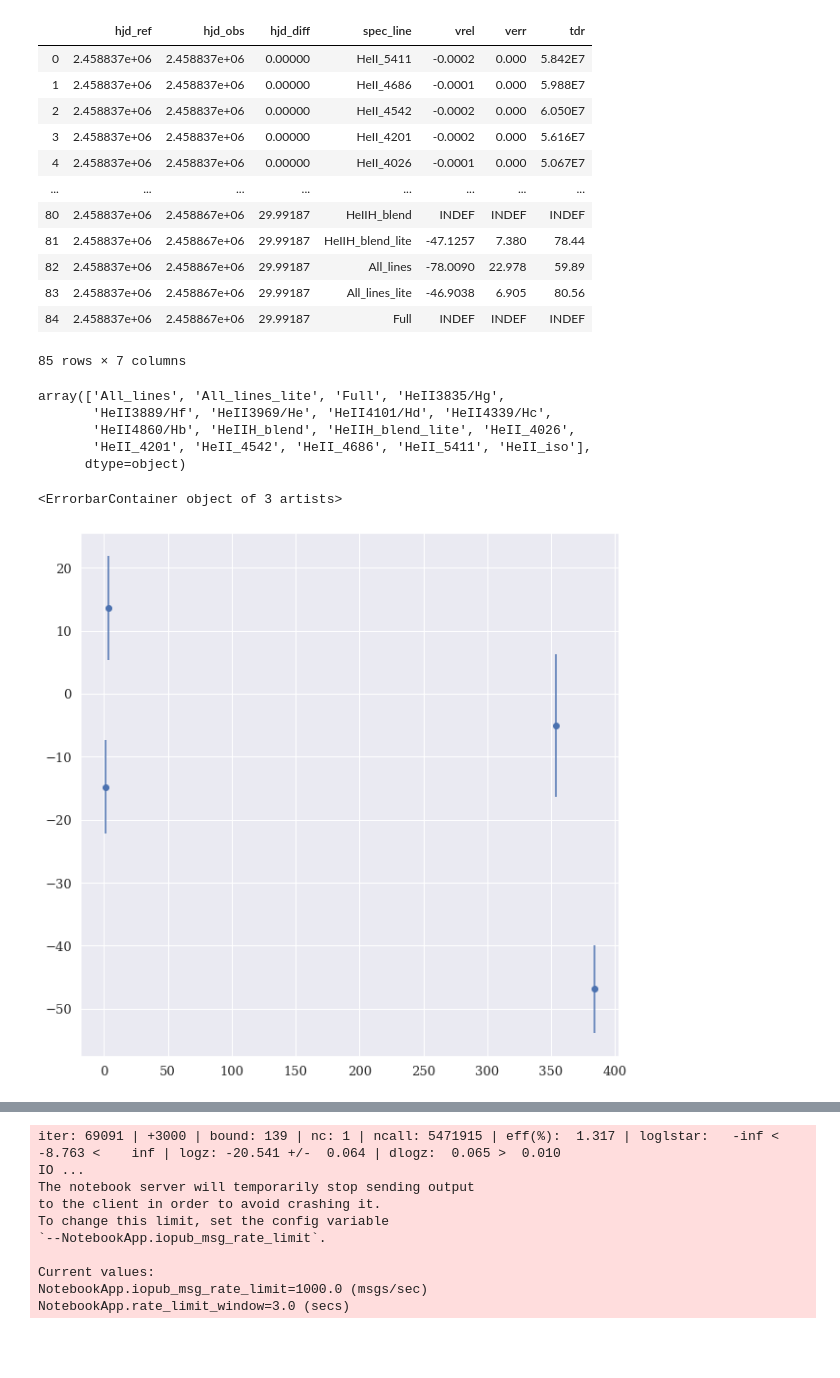
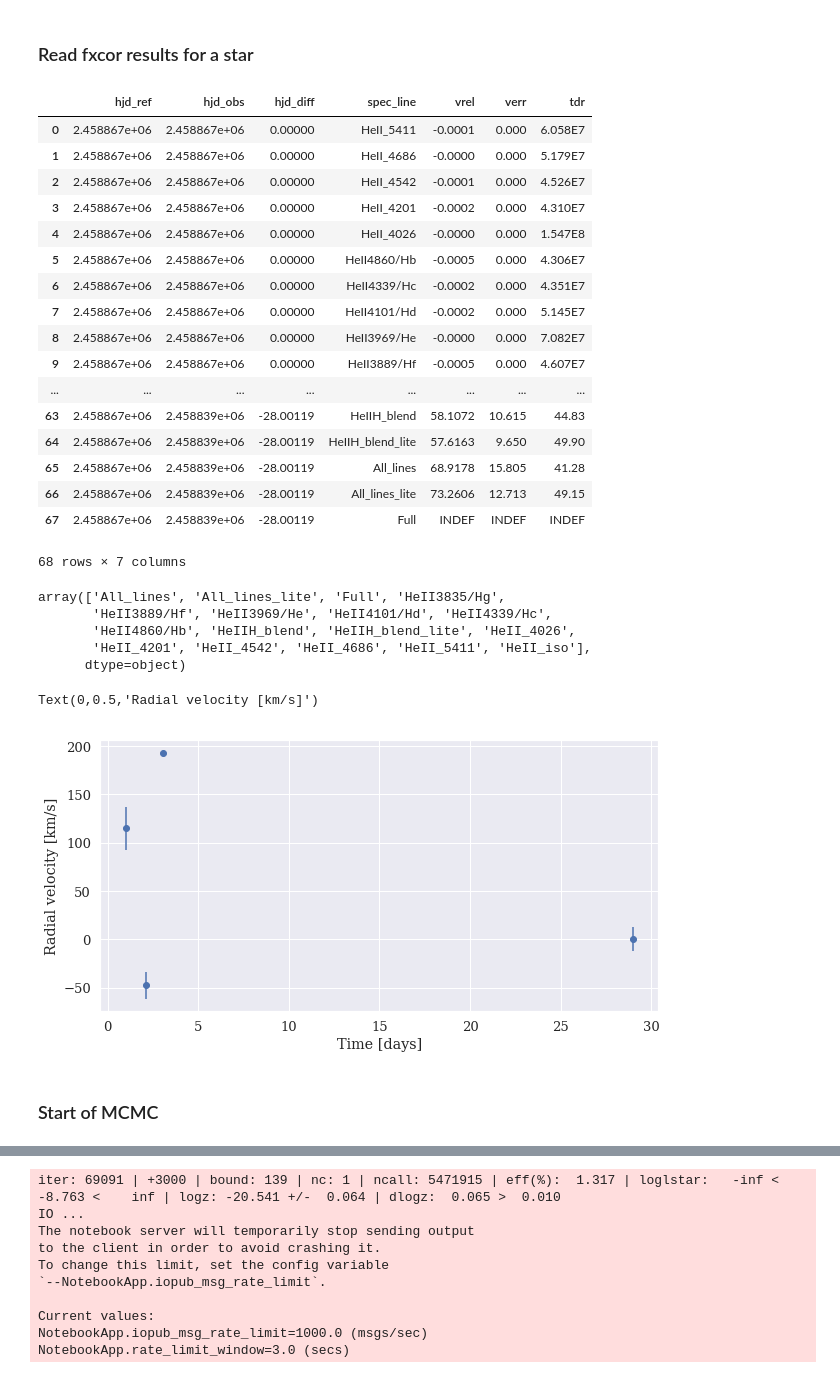
Before and after one commit to AstroLudwig/FoesHackSession, a Jupyter notebook: Hack3/RV_Josh.ipynb, the cells around one changed output, grey strips where cells are left out. Cells and saved outputs as stored; diff of their text form; code cells hidden in the pictures; blank space fills up the shorter version.

Commit message:
added comments and faked the error

```diff
--- a/Hack3/RV_Josh.ipynb
+++ b/Hack3/RV_Josh.ipynb
@@ -13,28 +20,43 @@ rv_data = pd.read_csv('Data/lmc-obs45578-835_fxcor_results.dat',delimiter="\s+")
+# %% [markdown]
+### Read fxcor results for a star
+# %%
+# Read the measurements of radial velocity that Maria did with fxcor
+loc_fxcor_results = 'Data/smc-obs40434-2857_fxcor_results.dat'
+star_name = loc_fxcor_results.split('/')[1].split('_fxcor')[0]
+#rv_data = pd.read_csv('Data/lmc-obs45578-835_fxcor_results.dat',delimiter="\s+")
+rv_data = pd.read_csv(loc_fxcor_results,delimiter=" ")
 # %%
 rv_data
 # %% [output]
 |  | hjd_ref | hjd_obs | hjd_diff | spec_line | vrel | verr | tdr |
-| 0 | 2.458837e+06 | 2.458837e+06 | 0.00000 | HeII_5411 | -0.0002 | 0.000 | 5.842E7 |
-| 1 | 2.458837e+06 | 2.458837e+06 | 0.00000 | HeII_4686 | -0.0001 | 0.000 | 5.988E7 |
-| 2 | 2.458837e+06 | 2.458837e+06 | 0.00000 | HeII_4542 | -0.0002 | 0.000 | 6.050E7 |
-| 3 | 2.458837e+06 | 2.458837e+06 | 0.00000 | HeII_4201 | -0.0002 | 0.000 | 5.616E7 |
-| 4 | 2.458837e+06 | 2.458837e+06 | 0.00000 | HeII_4026 | -0.0001 | 0.000 | 5.067E7 |
+| 0 | 2.458867e+06 | 2.458867e+06 | 0.00000 | HeII_5411 | -0.0001 | 0.000 | 6.058E7 |
+| 1 | 2.458867e+06 | 2.458867e+06 | 0.00000 | HeII_4686 | -0.0000 | 0.000 | 5.179E7 |
+| 2 | 2.458867e+06 | 2.458867e+06 | 0.00000 | HeII_4542 | -0.0001 | 0.000 | 4.526E7 |
+| 3 | 2.458867e+06 | 2.458867e+06 | 0.00000 | HeII_4201 | -0.0002 | 0.000 | 4.310E7 |
+| 4 | 2.458867e+06 | 2.458867e+06 | 0.00000 | HeII_4026 | -0.0000 | 0.000 | 1.547E8 |
+| 5 | 2.458867e+06 | 2.458867e+06 | 0.00000 | HeII4860/Hb | -0.0005 | 0.000 | 4.306E7 |
+| 6 | 2.458867e+06 | 2.458867e+06 | 0.00000 | HeII4339/Hc | -0.0002 | 0.000 | 4.351E7 |
+| 7 | 2.458867e+06 | 2.458867e+06 | 0.00000 | HeII4101/Hd | -0.0002 | 0.000 | 5.145E7 |
+| 8 | 2.458867e+06 | 2.458867e+06 | 0.00000 | HeII3969/He | -0.0000 | 0.000 | 7.082E7 |
+| 9 | 2.458867e+06 | 2.458867e+06 | 0.00000 | HeII3889/Hf | -0.0005 | 0.000 | 4.607E7 |
 | ... | ... | ... | ... | ... | ... | ... | ... |
-| 80 | 2.458837e+06 | 2.458867e+06 | 29.99187 | HeIIH_blend | INDEF | INDEF | INDEF |
-| 81 | 2.458837e+06 | 2.458867e+06 | 29.99187 | HeIIH_blend_lite | -47.1257 | 7.380 | 78.44 |
-| 82 | 2.458837e+06 | 2.458867e+06 | 29.99187 | All_lines | -78.0090 | 22.978 | 59.89 |
-| 83 | 2.458837e+06 | 2.458867e+06 | 29.99187 | All_lines_lite | -46.9038 | 6.905 | 80.56 |
-| 84 | 2.458837e+06 | 2.458867e+06 | 29.99187 | Full | INDEF | INDEF | INDEF |
+| 63 | 2.458867e+06 | 2.458839e+06 | -28.00119 | HeIIH_blend | 58.1072 | 10.615 | 44.83 |
+| 64 | 2.458867e+06 | 2.458839e+06 | -28.00119 | HeIIH_blend_lite | 57.6163 | 9.650 | 49.90 |
+| 65 | 2.458867e+06 | 2.458839e+06 | -28.00119 | All_lines | 68.9178 | 15.805 | 41.28 |
+| 66 | 2.458867e+06 | 2.458839e+06 | -28.00119 | All_lines_lite | 73.2606 | 12.713 | 49.15 |
+| 67 | 2.458867e+06 | 2.458839e+06 | -28.00119 | Full | INDEF | INDEF | INDEF |
-85 rows × 7 columns
+68 rows × 7 columns
-# %%
-np.unique(rv_data['spec_line'])
-# %% [output]
-array(['All_lines', 'All_lines_lite', 'Full', 'HeII3835/Hg',
-       'HeII3889/Hf', 'HeII3969/He', 'HeII4101/Hd', 'HeII4339/Hc',
-       'HeII4860/Hb', 'HeIIH_blend', 'HeIIH_blend_lite', 'HeII_4026',
-       'HeII_4201', 'HeII_4542', 'HeII_4686', 'HeII_5411', 'HeII_iso'],
-      dtype=object)
+# %%
+# What spectral lines have been used to find RVs?
+np.unique(rv_data['spec_line'])
+# %% [output]
+array(['All_lines', 'All_lines_lite', 'Full', 'HeII3835/Hg',
+       'HeII3889/Hf', 'HeII3969/He', 'HeII4101/Hd', 'HeII4339/Hc',
+       'HeII4860/Hb', 'HeIIH_blend', 'HeIIH_blend_lite', 'HeII_4026',
+       'HeII_4201', 'HeII_4542', 'HeII_4686', 'HeII_5411', 'HeII_iso'],
+      dtype=object)
 # %%
+# What's happening here?
 class fit_spec:
 
 
@@ -47,7 +69,7 @@ class fit_spec:
         line = line[line['verr'] != 'INDEF']
 
         # Drop If 0 Error
-        line = line[line['verr'].astype(float) != 0]
+        #line = line[line['verr'].astype(float) != 0]  # Why? This way, we lose the first datapoint...
 
         # Rest Index
         line = line.reset_index(drop=True)
@@ -68,21 +90,30 @@ class fit_spec:
         #self.vel = self.f(self.date_range,popt[0],popt[1],popt[2])
 
 
-    # Curve to fit to
+    # Curve to fit to - sinusoid
     def f(self,x,a,b,c):
         return a * np.sin(b * x) + c
+# %%
+# I think this is getting the data somehow via the functions above /Ylva (better description would be nice)
+#HeII_iso = fit_spec('All_lines_lite')
+HeII_iso = fit_spec('HeII_iso')
+
+# Introducing a cheat, not sure if it will work
+# I will add an error similar to the other measurements to be able to use the datapoint with verr=0
+ind_verr_0 = HeII_iso.verr == 0.
+HeII_iso.verr[ind_verr_0] = np.mean(HeII_iso.verr[ind_verr_0==False])
 # %%
-HeII_iso = fit_spec('All_lines_lite')
-
 # plot results
-plt.figure(figsize=(10,10))
+plt.figure(figsize=(10,5))
 
 # data
 plt.errorbar(HeII_iso.mjd, HeII_iso.vrel, yerr=HeII_iso.verr,
              ls="none", marker="o")
+plt.xlabel('Time [days]')
+plt.ylabel('Radial velocity [km/s]')
 # %% [output]
-<ErrorbarContainer object of 3 artists>
+Text(0,0.5,'Radial velocity [km/s]')
-[figure, old version]
+[figure, new version]
 # %%
 def func(theta, x=HeII_iso.mjd):
     """
@@ -128,3 +166,5 @@ def prior_transform(u):
 
     return x
+# %% [markdown]
+### Start of MCMC
 # %%
```
Also changed, not shown: parts of 13 cells of this notebook.
